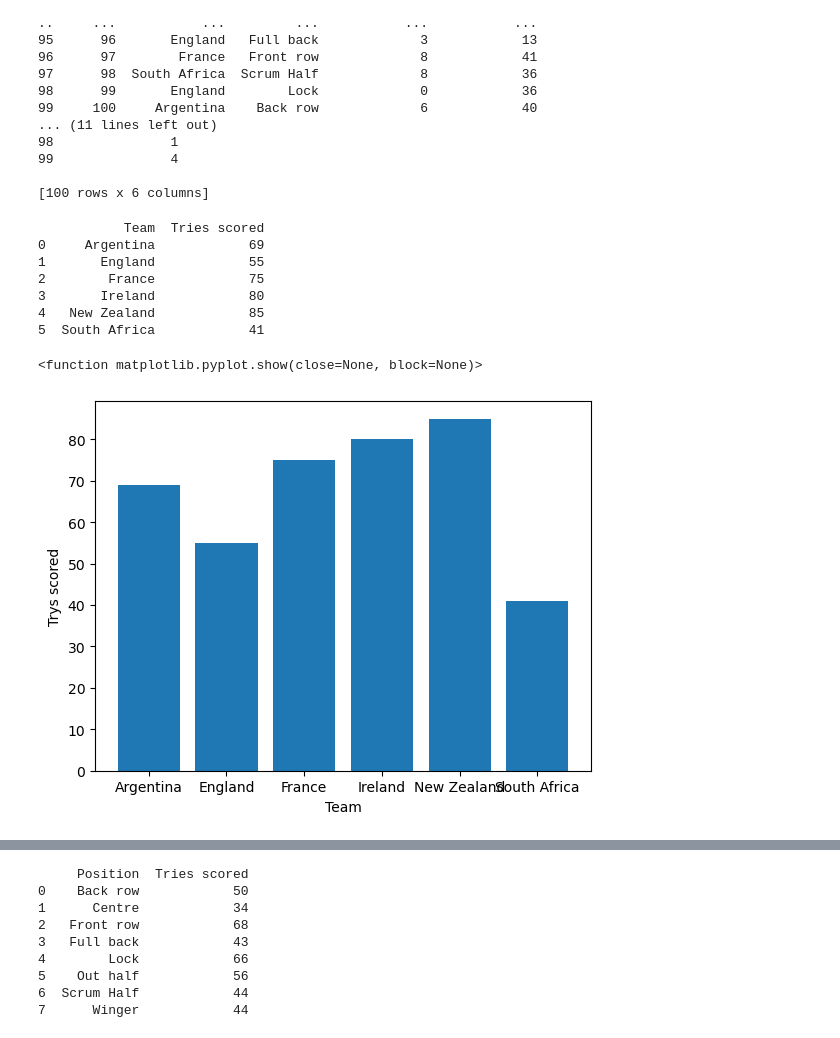
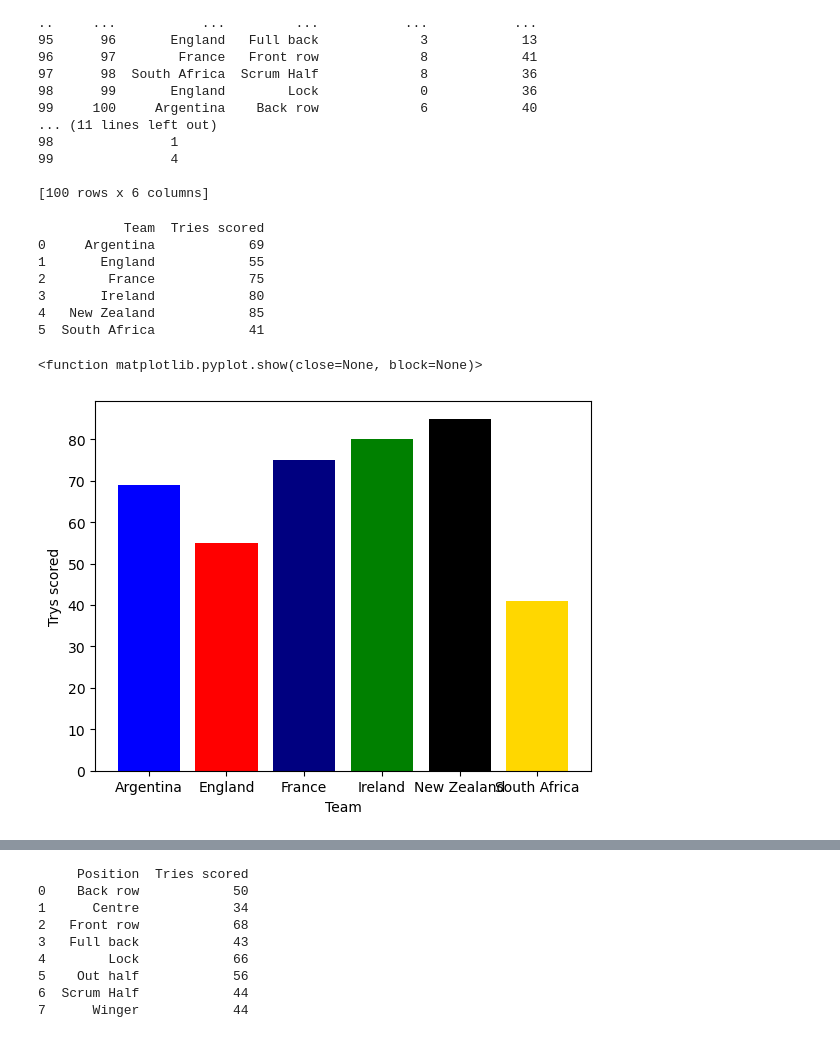
Before and after one commit to horgano/PfDA-Project-1, a Jupyter notebook: PfDA Project1.ipynb, the cells around one changed output, grey strips where cells are left out. Drawn from its saved outputs; the diff is of its cells as text; code cells hidden in the pictures.

Commit message:
More graphs

```diff
--- a/PfDA Project1.ipynb
+++ b/PfDA Project1.ipynb
@@ -58,17 +58,17 @@ print (rugby_data)
 # %%
 team_trys = rugby_data.groupby('Team')['Tries scored'].sum().reset_index()
 print(team_trys)
-plt.bar(team_trys['Team'], team_trys['Tries scored'])
+plt.bar(team_trys['Team'], team_trys['Tries scored'], color =('blue', 'red', 'navy', 'green', 'black', 'gold'))
 plt.xlabel('Team')
 plt.ylabel('Trys scored')
 plt.show
 # %% [output]
            Team  Tries scored
 0     Argentina            69
 1       England            55
 2        France            75
 3       Ireland            80
 4   New Zealand            85
 5  South Africa            41
 <function matplotlib.pyplot.show(close=None, block=None)>
-[figure, old version]
+[figure, new version]
```
Also changed, not shown: parts of 5 cells of this notebook.
